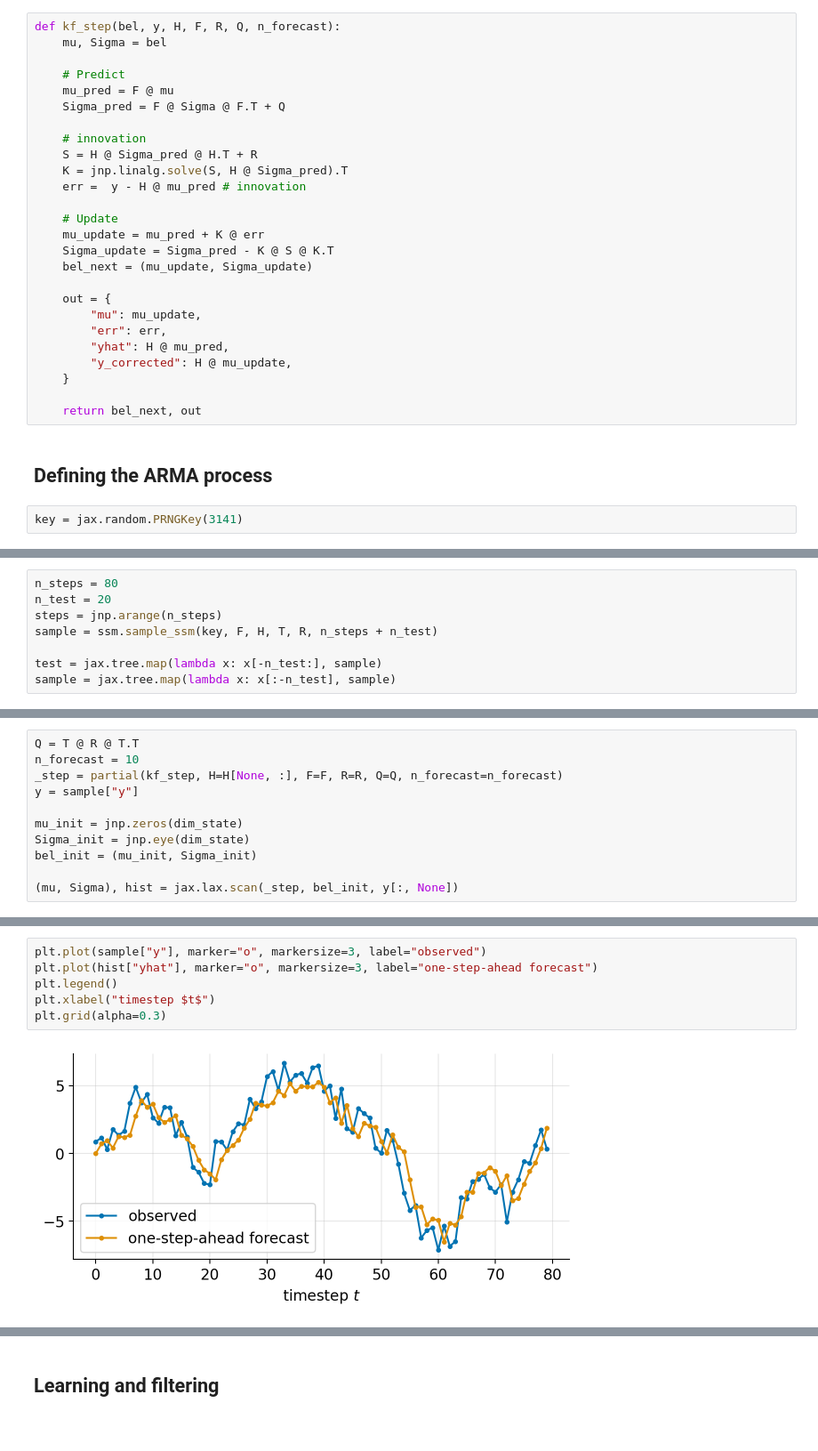
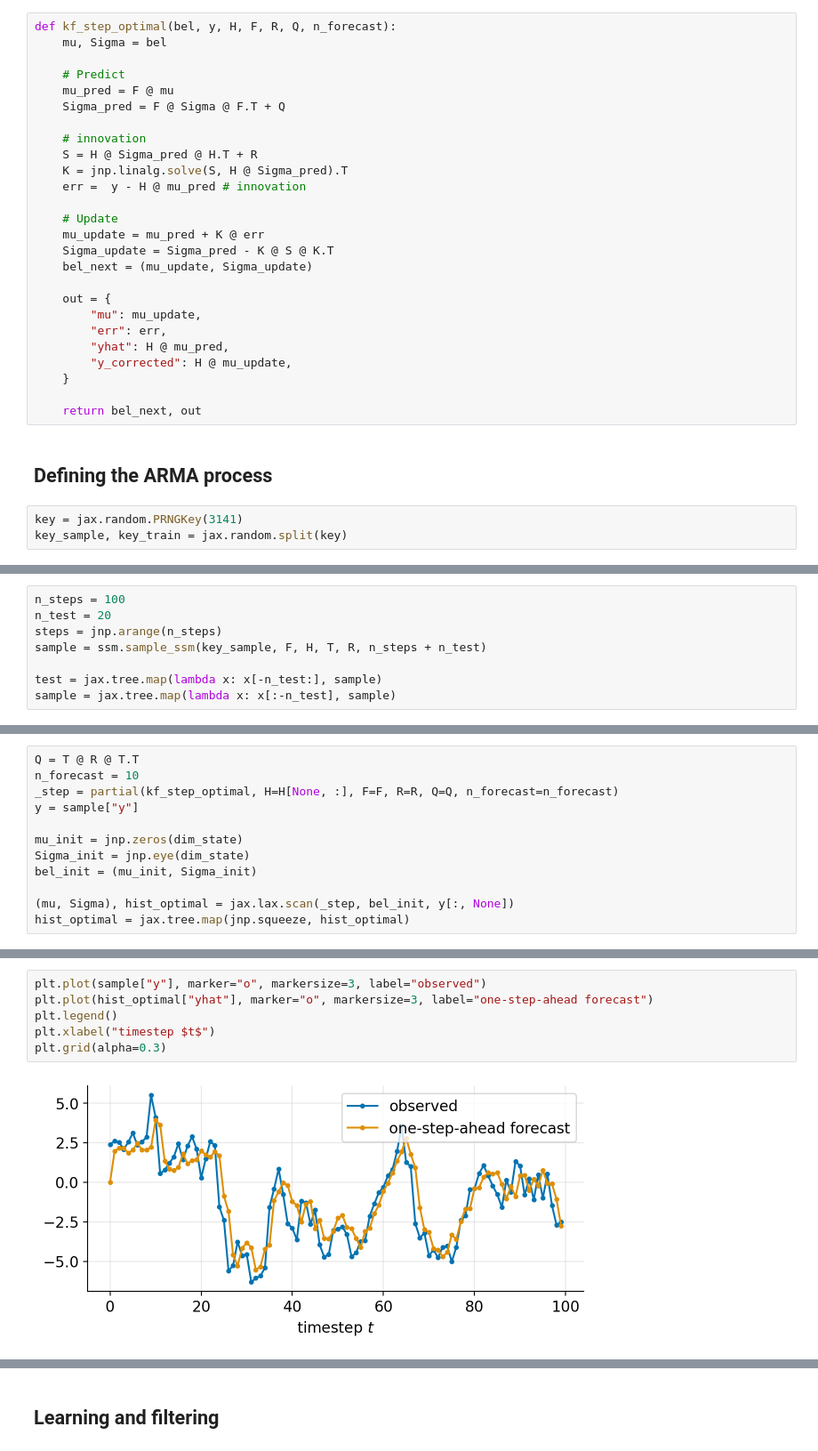
Before and after one commit to gerdm/filtering-notes, a Jupyter notebook: 03-kalman-filter/arma-learning.ipynb, the cells around one changed output, grey strips where cells are left out. Shown at 89% size. Drawn from its saved outputs; the diff is of its cells as text.

```diff
--- a/03-kalman-filter/arma-learning.ipynb
+++ b/03-kalman-filter/arma-learning.ipynb
@@ -61,7 +63,7 @@ def forecast_cov(F, Sigma, Q, k):
     _, Sigma_pred = jax.lax.scan(_step, state_init, steps)
     return Sigma_pred
 # %%
-def kf_step(bel, y, H, F, R, Q, n_forecast):
+def kf_step_optimal(bel, y, H, F, R, Q, n_forecast):
     mu, Sigma = bel
 
     # Predict
@@ -90,6 +92,7 @@ def kf_step(bel, y, H, F, R, Q, n_forecast):
 ## Defining the ARMA process
 # %%
 key = jax.random.PRNGKey(3141)
+key_sample, key_train = jax.random.split(key)
 # %%
 ma_n = 10
 H_ma = jnp.ones(10) * 1.
@@ -101,10 +102,10 @@ dim_state = len(H)
 # R = jnp.eye(1) * 1.0 ** 2
 R = jnp.eye(1) * 1.0 ** 2
 # %%
-n_steps = 80
+n_steps = 100
 n_test = 20
 steps = jnp.arange(n_steps)
-sample = ssm.sample_ssm(key, F, H, T, R, n_steps + n_test)
+sample = ssm.sample_ssm(key_sample, F, H, T, R, n_steps + n_test)
 
 test = jax.tree.map(lambda x: x[-n_test:], sample)
 sample = jax.tree.map(lambda x: x[:-n_test], sample)
@@ -116,12 +117,13 @@ plt.grid(alpha=0.3)
 # %%
 Q = T @ R @ T.T
 n_forecast = 10
-_step = partial(kf_step, H=H[None, :], F=F, R=R, Q=Q, n_forecast=n_forecast)
+_step = partial(kf_step_optimal, H=H[None, :], F=F, R=R, Q=Q, n_forecast=n_forecast)
 y = sample["y"]
 
 mu_init = jnp.zeros(dim_state)
 Sigma_init = jnp.eye(dim_state)
 bel_init = (mu_init, Sigma_init)
 
-(mu, Sigma), hist = jax.lax.scan(_step, bel_init, y[:, None])
+(mu, Sigma), hist_optimal = jax.lax.scan(_step, bel_init, y[:, None])
+hist_optimal = jax.tree.map(jnp.squeeze, hist_optimal)
 # %%
@@ -133,8 +135,8 @@ Array(1.3689963, dtype=float32)
 # %%
 plt.plot(sample["y"], marker="o", markersize=3, label="observed")
-plt.plot(hist["yhat"], marker="o", markersize=3, label="one-step-ahead forecast")
+plt.plot(hist_optimal["yhat"], marker="o", markersize=3, label="one-step-ahead forecast")
 plt.legend()
 plt.xlabel("timestep $t$")
 plt.grid(alpha=0.3)
 # %% [output]
-[figure, old version]
+[figure, new version]
```
Also changed, not shown: parts of 22 cells of this notebook.
